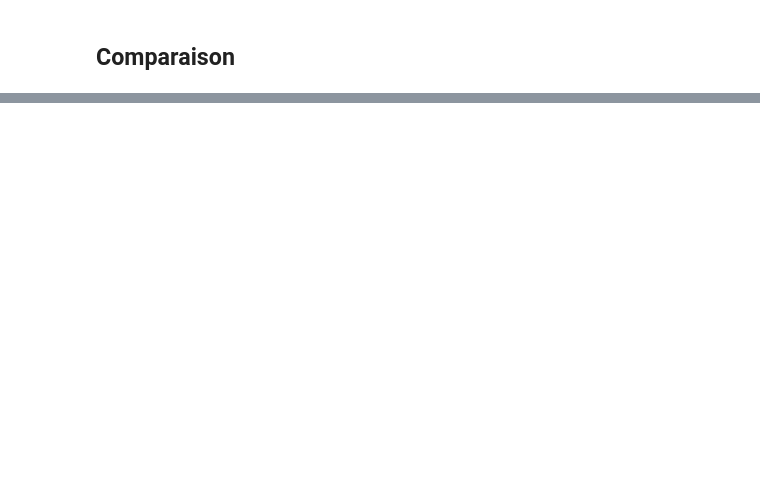
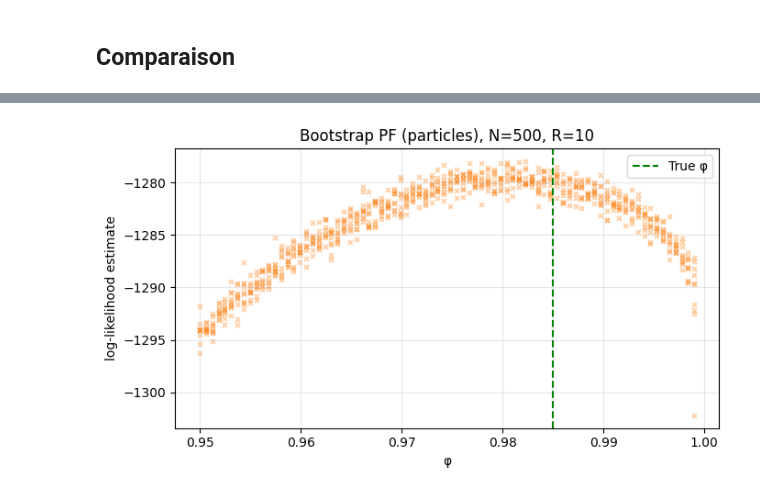
Before and after one commit to BRamesh02/Non-Gaussian-State-Space-Models, a Jupyter notebook: task_1.ipynb, the cells around one changed output, grey strips where cells are left out. Drawn from its saved outputs; the diff is of its cells as text; code cells hidden in the pictures; blank space fills up the shorter version.

```diff
--- a/task_1.ipynb
+++ b/task_1.ipynb
@@ -138,0 +408,29 @@ Bootstrap PF (particles) log-likelihood: -2461.28578953822
+# %%
+plt.figure(figsize=(7, 4))
+
+plt.scatter(
+    phi_scatter,
+    ll_particles_mat.reshape(-1),
+    s=12,
+    alpha=0.35,
+    marker="x",
+    color="tab:orange"
+)
+
+plt.axvline(
+    TRUE_PARAMS["phi"],
+    linestyle="--",
+    color="green",
+    linewidth=1.5,
+    label="True φ"
+)
+
+plt.xlabel("φ")
+plt.ylabel("log-likelihood estimate")
+plt.title(f"Bootstrap PF (particles), N={N_PARTICLES}, R={R}")
+plt.legend()
+plt.grid(alpha=0.3)
+plt.tight_layout()
+plt.show()
+# %% [output]
+[figure, added]
```
Also changed, not shown: parts of 20 cells of this notebook.
